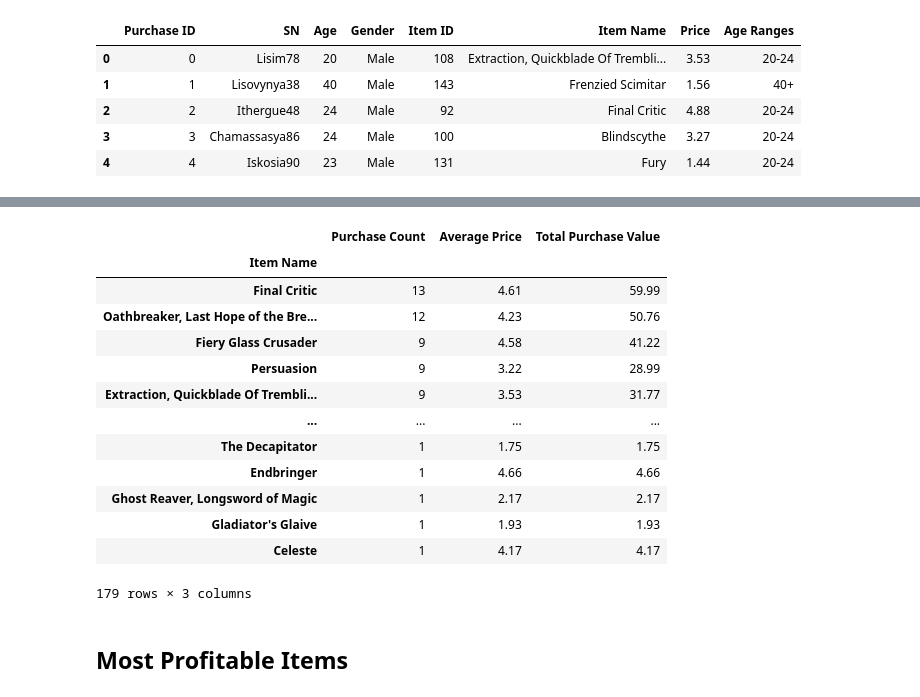
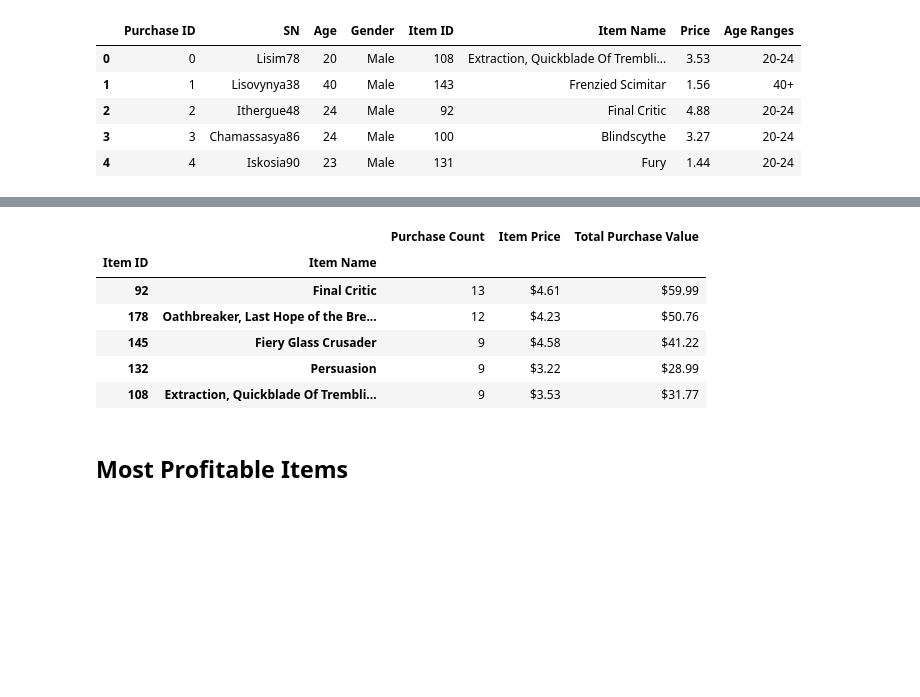
Before and after one commit to ssmith5800/pandas-challenge, a Jupyter notebook: 02-Case-Assignment/Instructions/HeroesOfPymoli/CaseAssignmentHW.ipynb, the cells around one changed output, grey strips where cells are left out. Saved outputs shown, nothing was run; the diff lists cells and outputs as text; code cells hidden in the pictures; blank space fills up the shorter version.

```diff
--- a/02-Case-Assignment/Instructions/HeroesOfPymoli/CaseAssignmentHW.ipynb
+++ b/02-Case-Assignment/Instructions/HeroesOfPymoli/CaseAssignmentHW.ipynb
@@ -408,25 +314,33 @@ total_value_df.head()
-# %%
-combined1 = pd.merge(purchase_count_df, item_price_df, on="Item Name")
-
-combined2 = pd.merge(combined1,total_value_df, on="Item Name")
-items_prices= combined2.rename(columns={'Price_x':'Average Price', 'Price_y':'Total Purchase Value'})
-items_prices_df = items_prices.sort_values("Purchase Count", ascending=False)
-items_prices_df
-# %% [output]
-|  | Purchase Count | Average Price | Total Purchase Value |
-| Item Name |  |  |  |
-| Final Critic | 13 | 4.61 | 59.99 |
-| Oathbreaker, Last Hope of the Bre... | 12 | 4.23 | 50.76 |
-| Fiery Glass Crusader | 9 | 4.58 | 41.22 |
-| Persuasion | 9 | 3.22 | 28.99 |
-| Extraction, Quickblade Of Trembli... | 9 | 3.53 | 31.77 |
-| ... | ... | ... | ... |
-| The Decapitator | 1 | 1.75 | 1.75 |
-| Endbringer | 1 | 4.66 | 4.66 |
-| Ghost Reaver, Longsword of Magic | 1 | 2.17 | 2.17 |
-| Gladiator's Glaive | 1 | 1.93 | 1.93 |
-| Celeste | 1 | 4.17 | 4.17 |
-179 rows × 3 columns
+# %%
+# extract columns
+item_data = purchase_data.loc[:,["Item ID", "Item Name", "Price"]]
+
+# Calculations
+total_item_purchase = item_data.groupby(["Item ID", "Item Name"]).sum()["Price"].rename("Total Purchase Value")
+average_item_purchase = item_data.groupby(["Item ID", "Item Name"]).mean()["Price"]
+item_count = item_data.groupby(["Item ID", "Item Name"]).count()["Price"].rename("Purchase Count")
+
+#DataFram
+item_data_pd = pd.DataFrame({"Total Purchase Value": total_item_purchase, "Item Price": average_item_purchase, "Purchase Count": item_count})
+
+# Sort
+item_data_count_sorted = item_data_pd.sort_values("Purchase Count", ascending=False)
+
+# format data
+item_data_count_sorted["Item Price"] = item_data_count_sorted["Item Price"].map("${:,.2f}".format)
+item_data_count_sorted["Purchase Count"] = item_data_count_sorted["Purchase Count"].map("{:,}".format)
+item_data_count_sorted["Total Purchase Value"] = item_data_count_sorted["Total Purchase Value"].map("${:,.2f}".format)
+item_popularity = item_data_count_sorted.loc[:,["Purchase Count", "Item Price", "Total Purchase Value"]]
+
+item_popularity.head(5)
+# %% [output]
+|  |  | Purchase Count | Item Price | Total Purchase Value |
+| Item ID | Item Name |  |  |  |
+| 92 | Final Critic | 13 | $4.61 | $59.99 |
+| 178 | Oathbreaker, Last Hope of the Bre... | 12 | $4.23 | $50.76 |
+| 145 | Fiery Glass Crusader | 9 | $4.58 | $41.22 |
+| 132 | Persuasion | 9 | $3.22 | $28.99 |
+| 108 | Extraction, Quickblade Of Trembli... | 9 | $3.53 | $31.77 |
 # %% [markdown]
 ## Most Profitable Items
 # %% [markdown]
```
Also changed, not shown: parts of 20 cells of this notebook.
